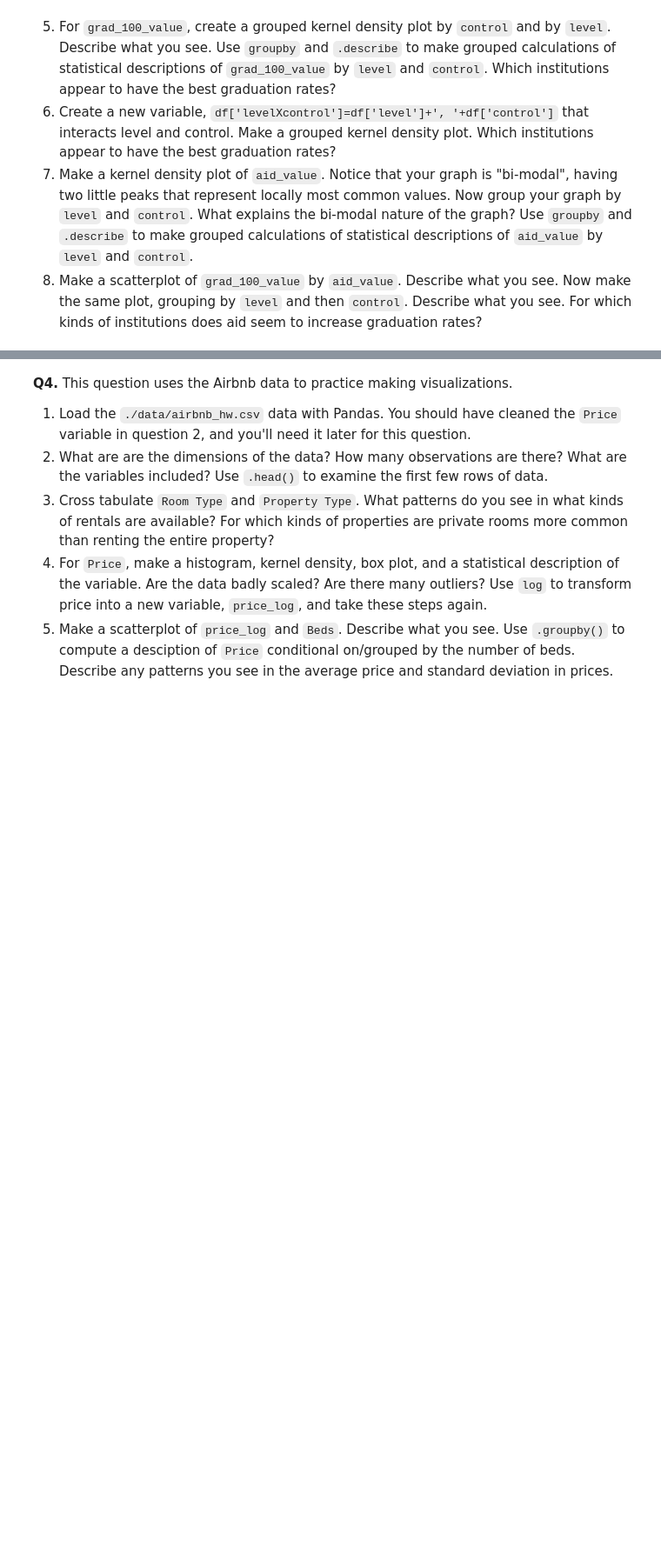
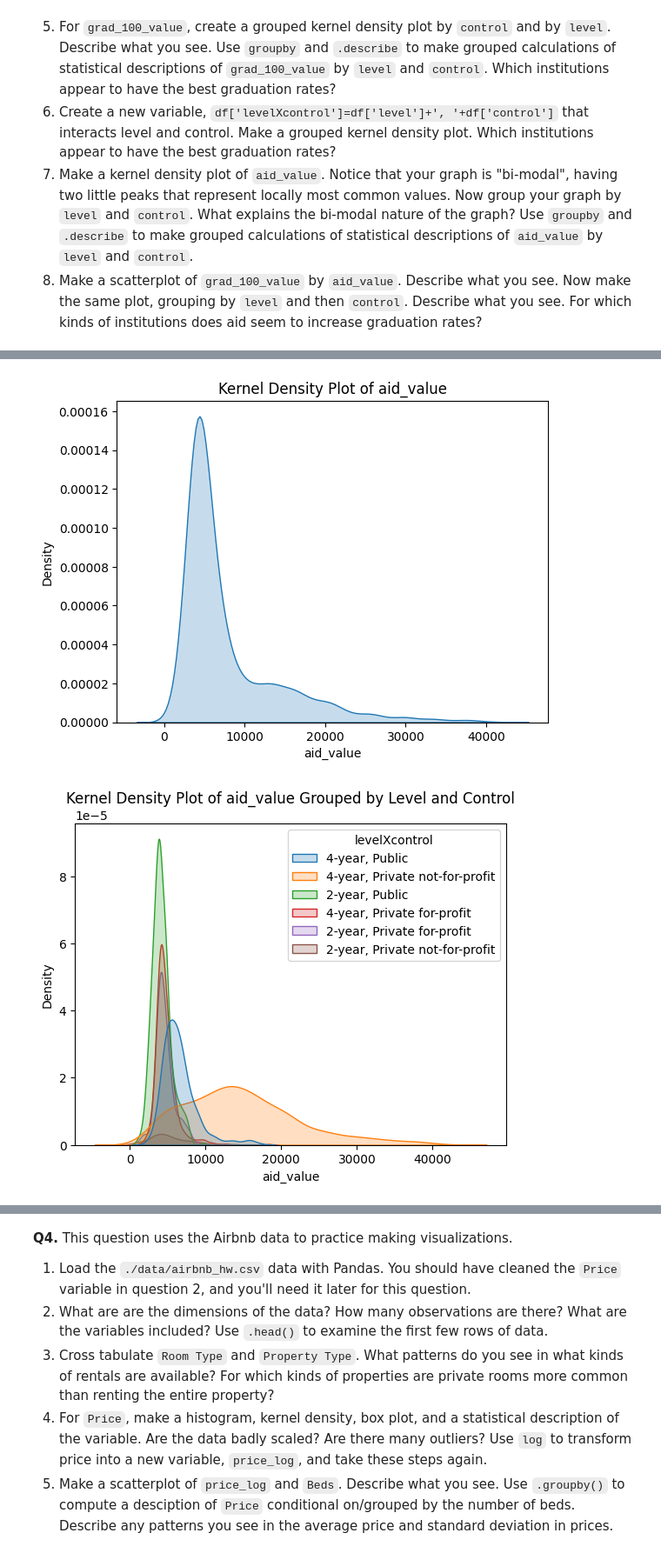
Before and after one commit to ronitreddy/assignment2, a Jupyter notebook: assignment2.ipynb, the cells around one changed output, grey strips where cells are left out. Shown at 87% size. Saved outputs shown, nothing was run; the diff lists cells and outputs as text; code cells hidden in the pictures; blank space fills up the shorter version.

```diff
--- a/assignment2.ipynb
+++ b/assignment2.ipynb
@@ -140,0 +263,19 @@ The "relevant" variables for this question are:
+# %%
+#7
+import matplotlib.pyplot as plt
+import seaborn as sns
+
+var = 'aid_value'
+
+sns.kdeplot(df[var], fill = True)
+plt.title('Kernel Density Plot of aid_value')
+plt.show()
+
+sns.kdeplot(data = df, x = var, hue = 'levelXcontrol', fill = True)
+plt.title('Kernel Density Plot of aid_value Grouped by Level and Control')
+plt.show()
+
+df.groupby(['control', 'level'])[var].describe()
+# %% [output]
+[figure, added]
+[figure, added]
```
Also changed, not shown: parts of 14 cells of this notebook.
